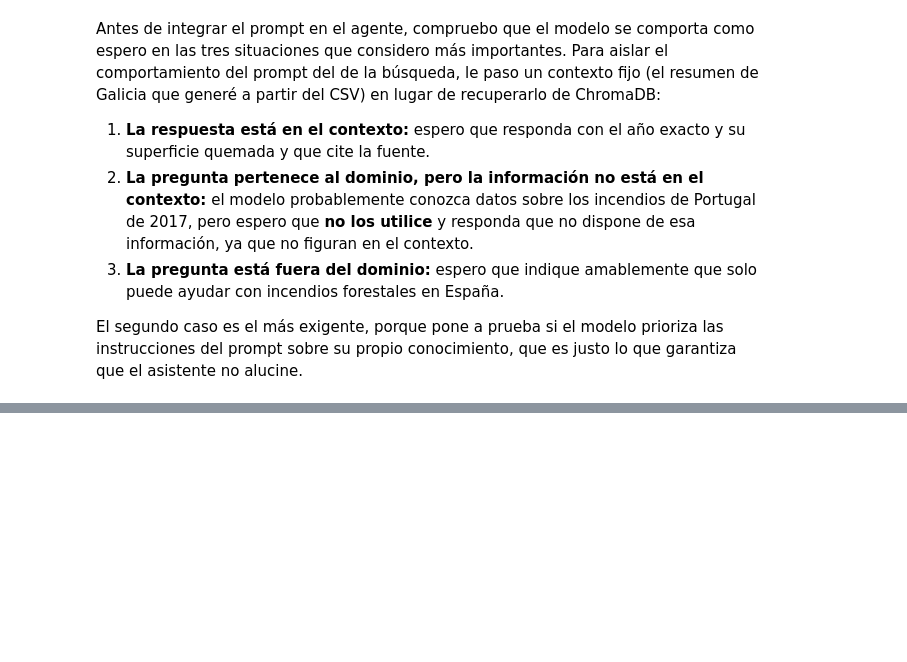
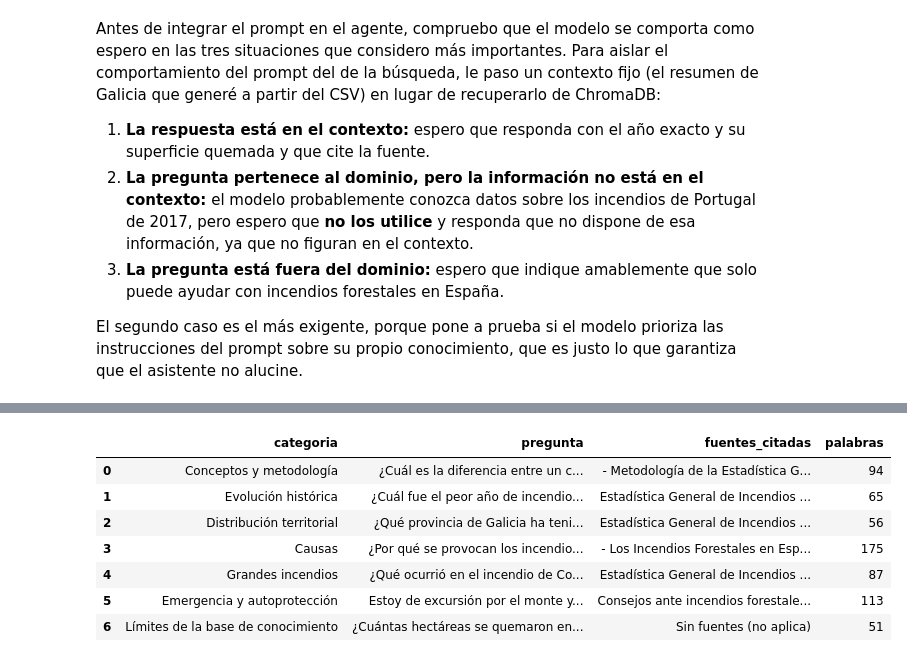
Before and after one commit to davidvilasiaba12345-a11y/Asistente-IA-experto-en-Incendios-Forestales-David-Vila-Siaba, a Jupyter notebook: asistente_incendios.ipynb, the cells around one changed output, grey strips where cells are left out. Cells and saved outputs as stored; diff of their text form; code cells hidden in the pictures; blank space fills up the shorter version.

Commit message:
Agente en LangGraph con memoria, batería de preguntas, chat interactivo y base vectorial definitiva

```diff
--- a/asistente_incendios.ipynb
+++ b/asistente_incendios.ipynb
@@ -1068,0 +1075,4 @@ El segundo caso es el más exigente, porque pone a prueba si el modelo prioriza
+# %%
+class EstadoAgente(MessagesState):
+    pregunta_busqueda: str  # Pregunta reformulada que se usa para buscar en ChromaDB
+    contexto: str           # Documentos recuperados, ya formateados para el prompt
@@ -1068,0 +1424,31 @@ El segundo caso es el más exigente, porque pone a prueba si el modelo prioriza
+# %%
+PREGUNTAS_EJEMPLO = [
+    {"categoria": "Conceptos y metodología",
+     "pregunta": "¿Cuál es la diferencia entre un conato y un incendio forestal?"},
+    {"categoria": "Evolución histórica",
+     "pregunta": "¿Cuál fue el peor año de incendios forestales en España en superficie quemada?"},
+    {"categoria": "Distribución territorial",
+     "pregunta": "¿Qué provincia de Galicia ha tenido más superficie quemada por incendios forestales?"},
+    {"categoria": "Causas",
+     "pregunta": "¿Por qué se provocan los incendios intencionados en España?"},
+    {"categoria": "Grandes incendios",
+     "pregunta": "¿Qué ocurrió en el incendio de Cortes de Pallás de 2012?"},
+    {"categoria": "Emergencia y autoprotección",
+     "pregunta": "Estoy de excursión por el monte y veo una columna de humo cerca, ¿qué hago?"},
+    {"categoria": "Límites de la base de conocimiento",
+     "pregunta": "¿Cuántas hectáreas se quemaron en España en 2024?"}
+]
+
+respuestas_bateria = []
+
+for i, ejemplo in enumerate(PREGUNTAS_EJEMPLO, start=1):
+    print(f"\n\n📌 Ejemplo {i} - {ejemplo['categoria'].upper()}")
+    config_ejemplo = {"configurable": {"thread_id": f"bateria-{i}"}}
+
+    resultado = preguntar(agente, ejemplo["pregunta"], config=config_ejemplo)
+
+    respuestas_bateria.append({
+        "categoria": ejemplo["categoria"],
+        "pregunta": ejemplo["pregunta"],
+        "respuesta": resultado["messages"][-1].text
+    })
@@ -1068,0 +1477,18 @@ El segundo caso es el más exigente, porque pone a prueba si el modelo prioriza
+# %%
+df_bateria = pd.DataFrame(respuestas_bateria)
+
+df_bateria["fuentes_citadas"] = [
+    r.split("📚 Fuentes:")[-1].strip() if "📚 Fuentes:" in r else "Sin fuentes (no aplica)" for r in df_bateria["respuesta"]
+]
+df_bateria["palabras"] = [len(r.split()) for r in df_bateria["respuesta"]]
+
+df_bateria[["categoria", "pregunta", "fuentes_citadas", "palabras"]]
+# %% [output]
+|  | categoria | pregunta | fuentes_citadas | palabras |
+| 0 | Conceptos y metodología | ¿Cuál es la diferencia entre un c... | - Metodología de la Estadística G... | 94 |
+| 1 | Evolución histórica | ¿Cuál fue el peor año de incendio... | Estadística General de Incendios ... | 65 |
+| 2 | Distribución territorial | ¿Qué provincia de Galicia ha teni... | Estadística General de Incendios ... | 56 |
+| 3 | Causas | ¿Por qué se provocan los incendio... | - Los Incendios Forestales en Esp... | 175 |
+| 4 | Grandes incendios | ¿Qué ocurrió en el incendio de Co... | Estadística General de Incendios ... | 87 |
+| 5 | Emergencia y autoprotección | Estoy de excursión por el monte y... | Consejos ante incendios forestale... | 113 |
+| 6 | Límites de la base de conocimiento | ¿Cuántas hectáreas se quemaron en... | Sin fuentes (no aplica) | 51 |
```
Also changed, not shown: parts of 40 cells of this notebook, 6 other files.
